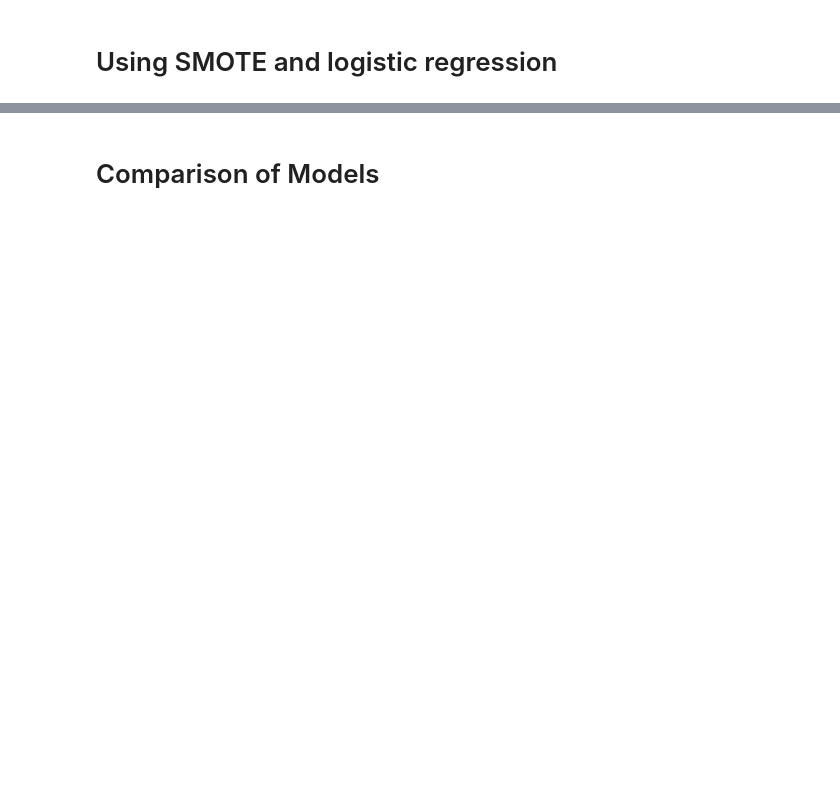
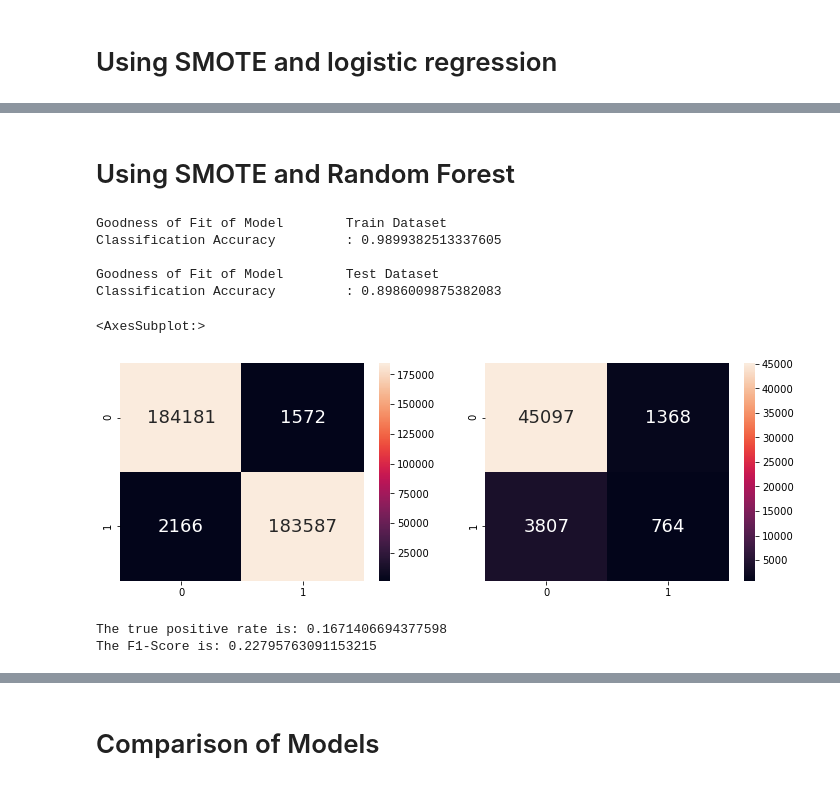
Before and after one commit to crockie/Heart-Disease-Predictor, a Jupyter notebook: DSAIprojectML_V4.ipynb, the cells around one changed output, grey strips where cells are left out. Saved outputs shown, nothing was run; the diff lists cells and outputs as text; code cells hidden in the pictures; blank space fills up the shorter version.

```diff
--- a/DSAIprojectML_V4.ipynb
+++ b/DSAIprojectML_V4.ipynb
@@ -578,0 +693,53 @@ The true positive rate is: 0.7920296167247387
+# %% [markdown]
+# Using SMOTE and Random Forest
+# %%
+rfc.fit(Xsm_train, ysm_train.values.ravel())
+
+# Check the Goodness of Fit (on Train Data)
+print("Goodness of Fit of Model \tTrain Dataset")
+print("Classification Accuracy \t:", rfc.score(Xsm_train, ysm_train.values.ravel()))
+print()
+
+# Check the Goodness of Fit (on Test Data)
+print("Goodness of Fit of Model \tTest Dataset")
+rf_SMOTE_score = rfc.score(X_test, y_test)
+print("Classification Accuracy \t:", rf_SMOTE_score)
+print()
+
+# Plot the Confusion Matrix for Train and Test
+f, axes = plt.subplots(1, 2, figsize=(12, 4))
+sb.heatmap(confusion_matrix(ysm_train, rfc.predict(Xsm_train)),
+           annot = True, fmt=".0f", annot_kws={"size": 18}, ax = axes[0])
+
+HD_test_predict = rfc.predict(test_predictors)
+rf_SMOTE = confusion_matrix(test_response, HD_test_predict)
+sb.heatmap(rf_SMOTE, annot = True, fmt=".0f", annot_kws={"size": 18}, ax = axes[1])
+# %% [output]
+Goodness of Fit of Model        Train Dataset
+Classification Accuracy         : 0.9899382513337605
+
+Goodness of Fit of Model        Test Dataset
+Classification Accuracy         : 0.8986009875382083
+<AxesSubplot:>
+[figure, added]
+# %%
+FP = rf_SMOTE.sum(axis=0) - np.diag(rf_SMOTE)
+FN = rf_SMOTE.sum(axis=1) - np.diag(rf_SMOTE)
+TP = np.diag(rf_SMOTE)
+TN = rf_SMOTE.sum() - (FP + FN + TP)
+
+TPR = TP/(TP+FN)
+
+rf_SMOTE_tpr = TPR[1]
+
+Precision = TP/(TP+FP)
+Recall = TP/(TP+FN)
+
+F1_Score = (2*Precision*Recall)/(Precision + Recall)
+F1_rf_SMOTE = F1_Score[1]
+
+print(f"The true positive rate is: {rf_SMOTE_tpr}")
+print(f"The F1-Score is: {F1_rf_SMOTE}")
+# %% [output]
+The true positive rate is: 0.1671406694377598
+The F1-Score is: 0.22795763091153215
```
Also changed, not shown: parts of 58 cells of this notebook.
